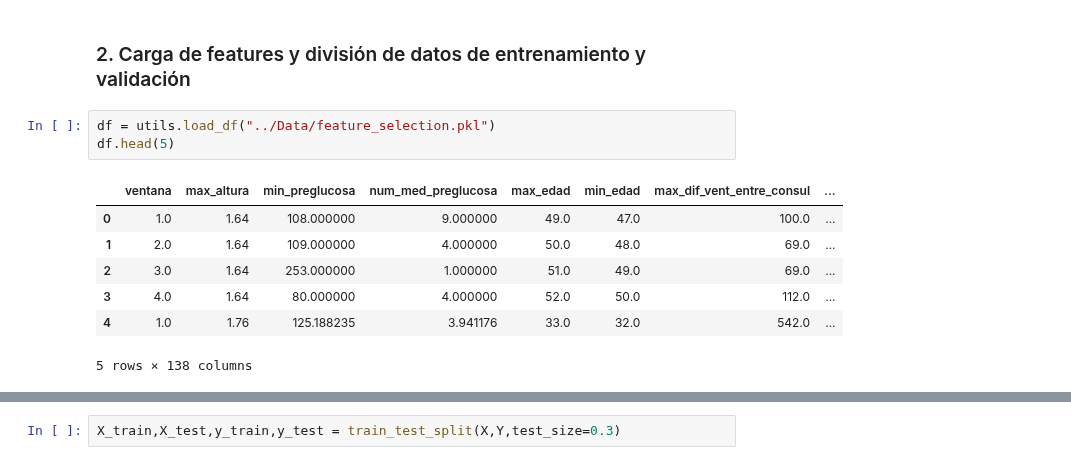
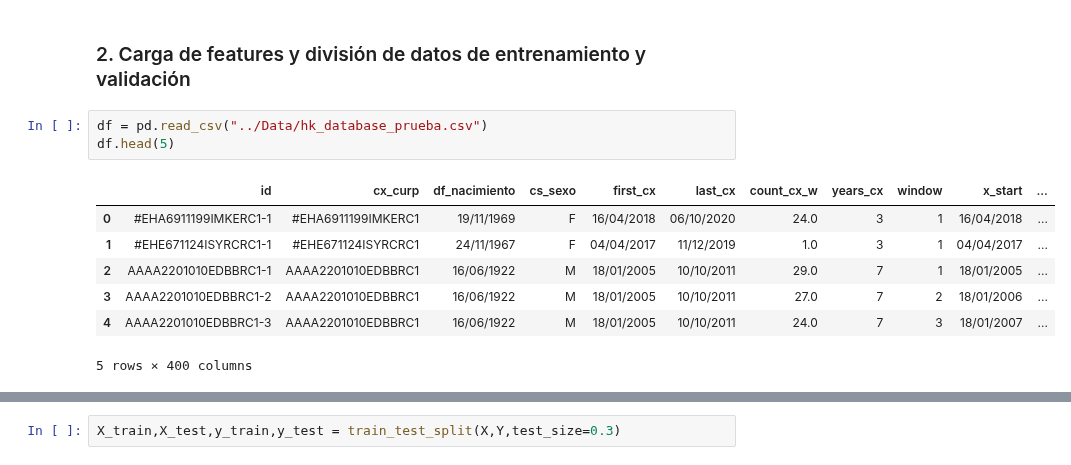
Before and after one commit to AideJGC/ProyectoDIABETIA_Estancia, a Jupyter notebook: notebooks/Modeling.ipynb, the cells around one changed output, grey strips where cells are left out. Cells and saved outputs as stored; diff of their text form.

```diff
--- a/notebooks/Modeling.ipynb
+++ b/notebooks/Modeling.ipynb
@@ -29,13 +29,13 @@ from src.utils import utils
 # %% [markdown]
 ### 2. Carga de features y división de datos de entrenamiento y validación
 # %%
-df = utils.load_df("../Data/feature_selection.pkl")
+df = pd.read_csv("../Data/hk_database_prueba.csv")
 df.head(5)
 # %% [output]
-|  | ventana | max_altura | min_preglucosa | num_med_preglucosa | max_edad | min_edad | max_dif_vent_entre_consul | ... |
-| 0 | 1.0 | 1.64 | 108.000000 | 9.000000 | 49.0 | 47.0 | 100.0 | ... |
-| 1 | 2.0 | 1.64 | 109.000000 | 4.000000 | 50.0 | 48.0 | 69.0 | ... |
-| 2 | 3.0 | 1.64 | 253.000000 | 1.000000 | 51.0 | 49.0 | 69.0 | ... |
-| 3 | 4.0 | 1.64 | 80.000000 | 4.000000 | 52.0 | 50.0 | 112.0 | ... |
-| 4 | 1.0 | 1.76 | 125.188235 | 3.941176 | 33.0 | 32.0 | 542.0 | ... |
+|  | id | cx_curp | df_nacimiento | cs_sexo | first_cx | last_cx | count_cx_w | years_cx | window | x_start | ... |
+| 0 | #EHA6911199IMKERC1-1 | #EHA6911199IMKERC1 | 19/11/1969 | F | 16/04/2018 | 06/10/2020 | 24.0 | 3 | 1 | 16/04/2018 | ... |
+| 1 | #EHE671124ISYRCRC1-1 | #EHE671124ISYRCRC1 | 24/11/1967 | F | 04/04/2017 | 11/12/2019 | 1.0 | 3 | 1 | 04/04/2017 | ... |
+| 2 | AAAA2201010EDBBRC1-1 | AAAA2201010EDBBRC1 | 16/06/1922 | M | 18/01/2005 | 10/10/2011 | 29.0 | 7 | 1 | 18/01/2005 | ... |
+| 3 | AAAA2201010EDBBRC1-2 | AAAA2201010EDBBRC1 | 16/06/1922 | M | 18/01/2005 | 10/10/2011 | 27.0 | 7 | 2 | 18/01/2006 | ... |
+| 4 | AAAA2201010EDBBRC1-3 | AAAA2201010EDBBRC1 | 16/06/1922 | M | 18/01/2005 | 10/10/2011 | 24.0 | 7 | 3 | 18/01/2007 | ... |
-5 rows × 138 columns
+5 rows × 400 columns
```
Also changed, not shown: parts of 44 cells of this notebook.
